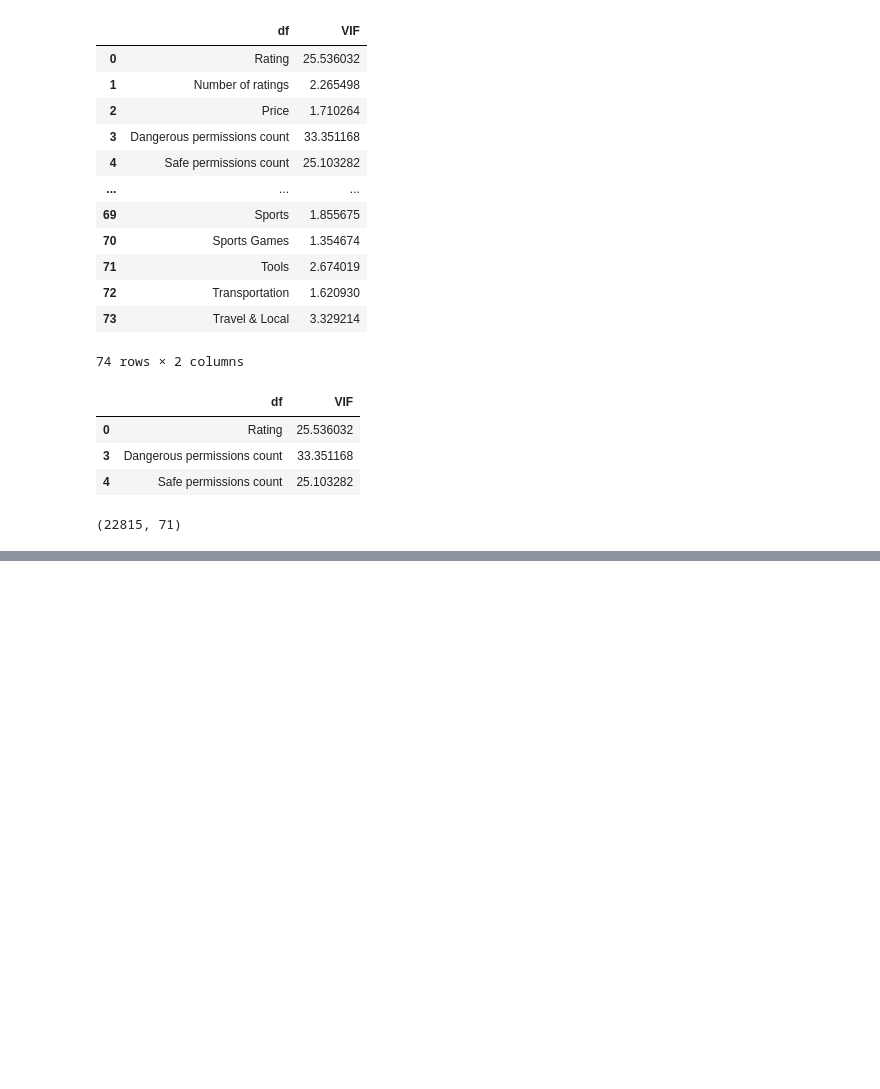
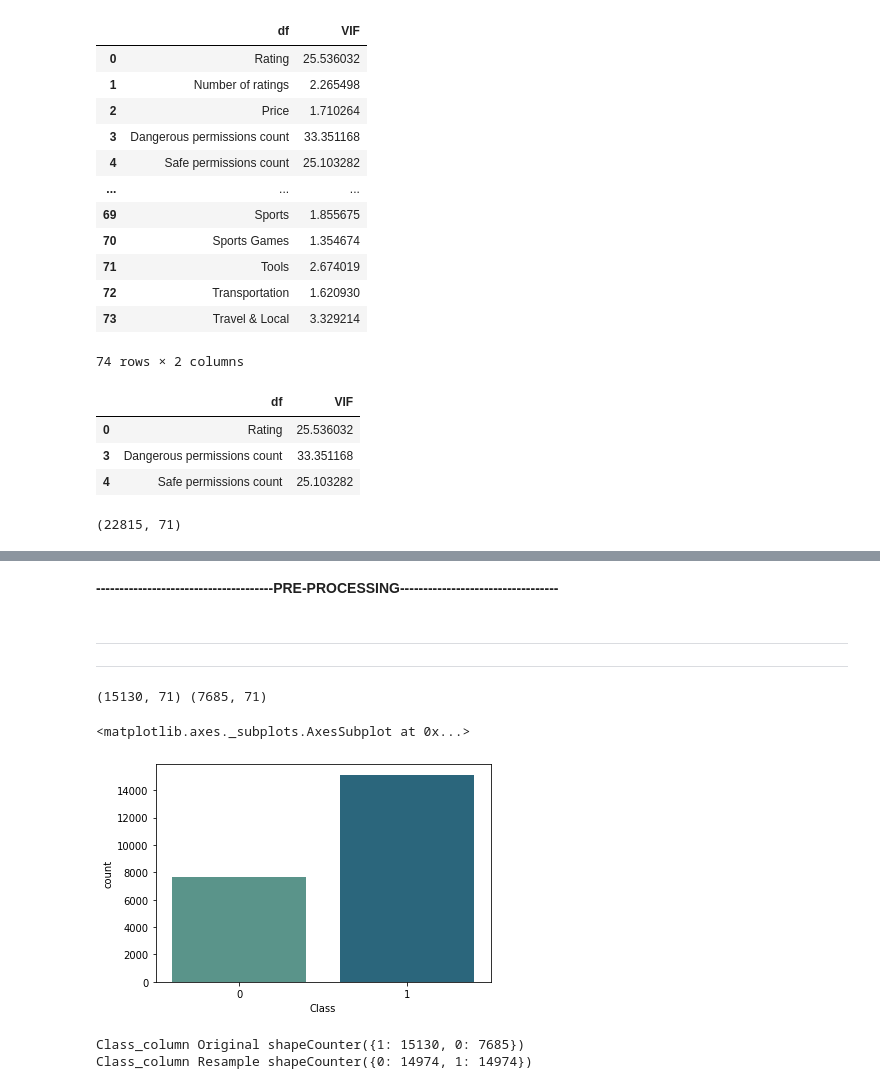
Before and after one commit to kunalNbadgujar/ANDROID-AUTHENTICITY-PREDICTION, a Jupyter notebook: team_ANDROID_AUTHENTICITY_PREDICTION.ipynb, the cells around one changed output, grey strips where cells are left out. Saved outputs shown, nothing was run; the diff lists cells and outputs as text; code cells hidden in the pictures; blank space fills up the shorter version.

```diff
--- a/team_ANDROID_AUTHENTICITY_PREDICTION.ipynb
+++ b/team_ANDROID_AUTHENTICITY_PREDICTION.ipynb
@@ -1222,0 +1243,13 @@ df.shape
+# %% [markdown]
+
+
+
+**--------------------------------------PRE-PROCESSING----------------------------------**
+# %% [markdown]
+
+
+---
+
+
+
+---
@@ -1222,0 +1263,10 @@ df.shape
+# %%
+print(malware.shape,benign.shape)
+# %% [output]
+(15130, 71) (7685, 71)
+# %%
+#plt.plot(kind='barplot')
+sns.countplot(x=df['Class'],palette='crest')
+# %% [output]
+<matplotlib.axes._subplots.AxesSubplot at 0x...>
+[figure, added]
@@ -1222,0 +1287,7 @@ df.shape
+# %%
+from collections import Counter
+print('Class_column Original shape{}'.format(Counter(Y)))
+print('Class_column Resample shape{}'.format(Counter(y)))
+# %% [output]
+Class_column Original shapeCounter({1: 15130, 0: 7685})
+Class_column Resample shapeCounter({0: 14974, 1: 14974})
```
Also changed, not shown: parts of 14 cells of this notebook.
